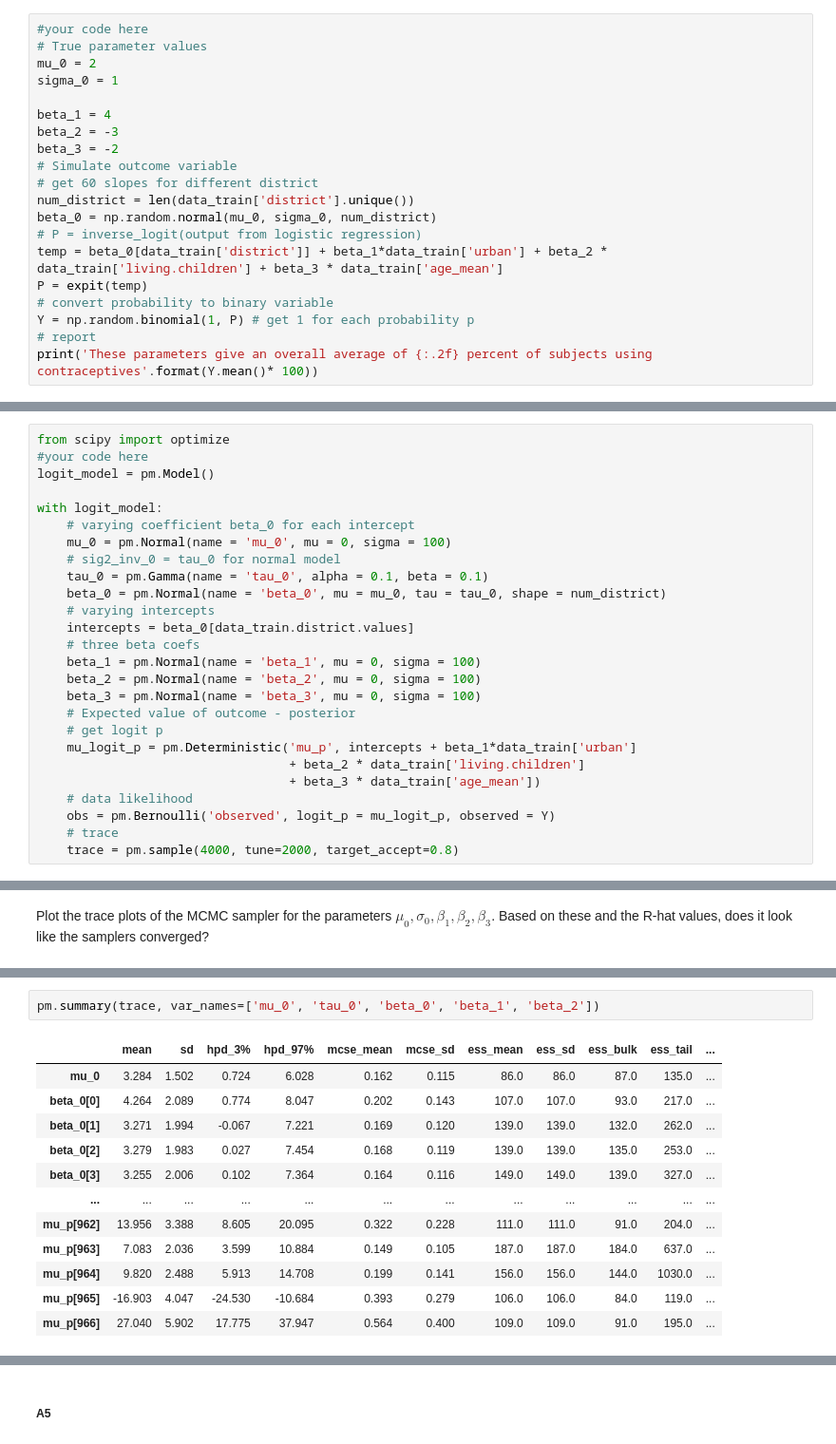
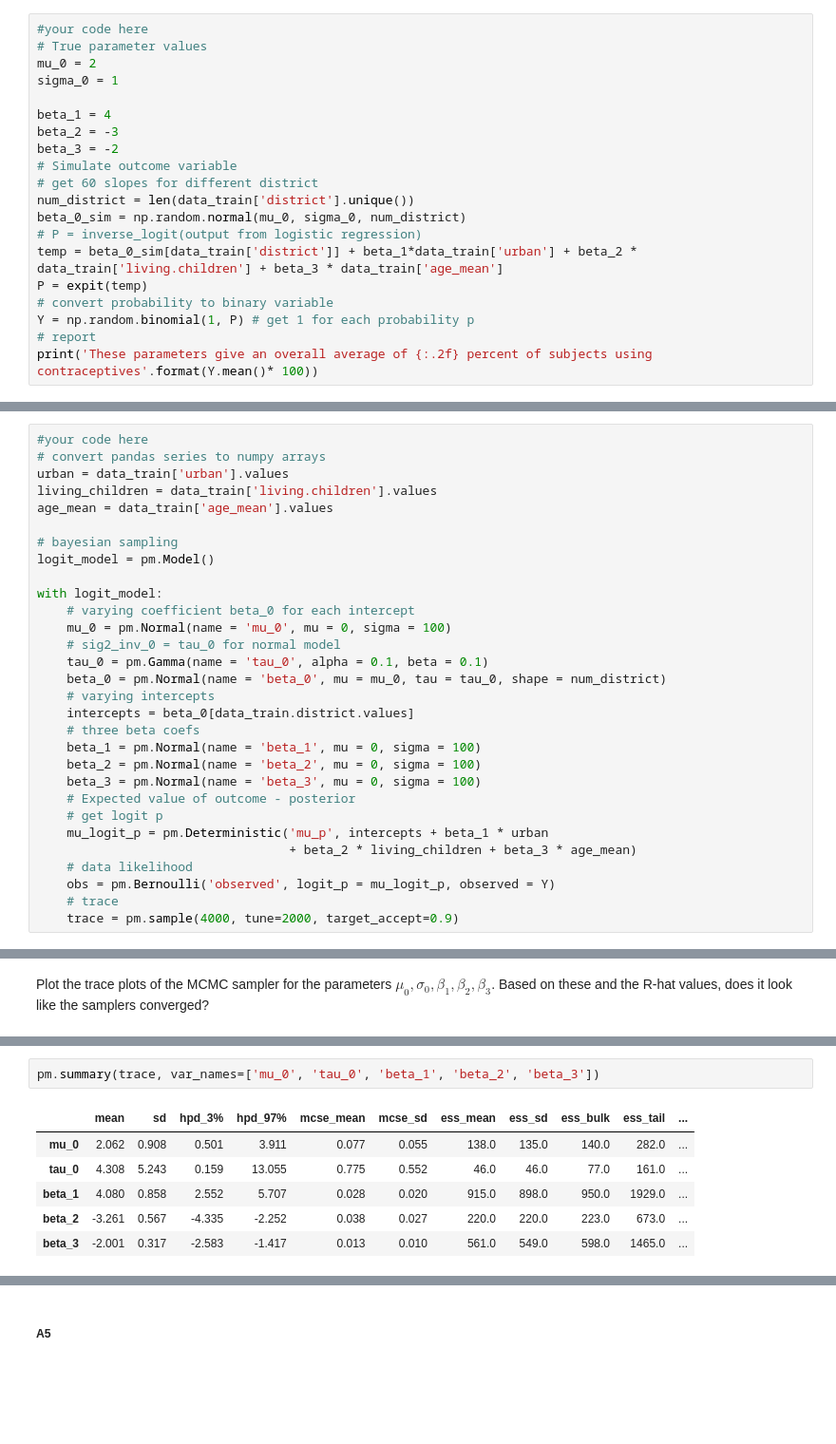
Before and after one commit to Ruby122/2020-CS109B, a Jupyter notebook: content/homeworks/hw03/cs109b_hw3.ipynb, the cells around one changed output, grey strips where cells are left out. Shown at 95% size. Saved outputs shown, nothing was run; the diff lists cells and outputs as text; blank space fills up the shorter version.

```diff
--- a/content/homeworks/hw03/cs109b_hw3.ipynb
+++ b/content/homeworks/hw03/cs109b_hw3.ipynb
@@ -120,9 +125,9 @@ beta_3 = -2
 # Simulate outcome variable
 # get 60 slopes for different district
 num_district = len(data_train['district'].unique())
-beta_0 = np.random.normal(mu_0, sigma_0, num_district)
+beta_0_sim = np.random.normal(mu_0, sigma_0, num_district)
 # P = inverse_logit(output from logistic regression)
-temp = beta_0[data_train['district']] + beta_1*data_train['urban'] + beta_2 * data_train['living.children'] + beta_3 * data_train['age_mean']
+temp = beta_0_sim[data_train['district']] + beta_1*data_train['urban'] + beta_2 * data_train['living.children'] + beta_3 * data_train['age_mean']
 P = expit(temp)
 # convert probability to binary variable
 Y = np.random.binomial(1, P) # get 1 for each probability p
@@ -137,8 +142,13 @@ Fit the varying-intercept model specified above to your simulated data. Reasonab
 
 Note: It is wise to take advantage of a model's built-in `summary` method to inspect it after fitting
 # %%
-from scipy import optimize
 #your code here
+# convert pandas series to numpy arrays
+urban = data_train['urban'].values
+living_children = data_train['living.children'].values
+age_mean = data_train['age_mean'].values
+
+# bayesian sampling
 logit_model = pm.Model()
 
 with logit_model:
@@ -155,13 +165,12 @@ with logit_model:
     beta_3 = pm.Normal(name = 'beta_3', mu = 0, sigma = 100)
     # Expected value of outcome - posterior
     # get logit p
-    mu_logit_p = pm.Deterministic('mu_p', intercepts + beta_1*data_train['urban']
-                                  + beta_2 * data_train['living.children']
-                                  + beta_3 * data_train['age_mean'])
+    mu_logit_p = pm.Deterministic('mu_p', intercepts + beta_1 * urban
+                                  + beta_2 * living_children + beta_3 * age_mean)
     # data likelihood
     obs = pm.Bernoulli('observed', logit_p = mu_logit_p, observed = Y)
     # trace
-    trace = pm.sample(4000, tune=2000, target_accept=0.8)
+    trace = pm.sample(4000, tune=2000, target_accept=0.9)
 # %% [output]
 Auto-assigning NUTS sampler...
 Initializing NUTS using jitter+adapt_diag...
@@ -199,15 +192,9 @@ array([[<matplotlib.axes._subplots.AxesSubplot object at 0x...>,
 # %%
-pm.summary(trace, var_names=['mu_0', 'tau_0', 'beta_0', 'beta_1', 'beta_2'])
+pm.summary(trace, var_names=['mu_0', 'tau_0', 'beta_1', 'beta_2', 'beta_3'])
 # %% [output]
 |  | mean | sd | hpd_3% | hpd_97% | mcse_mean | mcse_sd | ess_mean | ess_sd | ess_bulk | ess_tail | ... |
-| mu_0 | 3.284 | 1.502 | 0.724 | 6.028 | 0.162 | 0.115 | 86.0 | 86.0 | 87.0 | 135.0 | ... |
-| beta_0[0] | 4.264 | 2.089 | 0.774 | 8.047 | 0.202 | 0.143 | 107.0 | 107.0 | 93.0 | 217.0 | ... |
-| beta_0[1] | 3.271 | 1.994 | -0.067 | 7.221 | 0.169 | 0.120 | 139.0 | 139.0 | 132.0 | 262.0 | ... |
-| beta_0[2] | 3.279 | 1.983 | 0.027 | 7.454 | 0.168 | 0.119 | 139.0 | 139.0 | 135.0 | 253.0 | ... |
-| beta_0[3] | 3.255 | 2.006 | 0.102 | 7.364 | 0.164 | 0.116 | 149.0 | 149.0 | 139.0 | 327.0 | ... |
-| ... | ... | ... | ... | ... | ... | ... | ... | ... | ... | ... | ... |
-| mu_p[962] | 13.956 | 3.388 | 8.605 | 20.095 | 0.322 | 0.228 | 111.0 | 111.0 | 91.0 | 204.0 | ... |
-| mu_p[963] | 7.083 | 2.036 | 3.599 | 10.884 | 0.149 | 0.105 | 187.0 | 187.0 | 184.0 | 637.0 | ... |
-| mu_p[964] | 9.820 | 2.488 | 5.913 | 14.708 | 0.199 | 0.141 | 156.0 | 156.0 | 144.0 | 1030.0 | ... |
-| mu_p[965] | -16.903 | 4.047 | -24.530 | -10.684 | 0.393 | 0.279 | 106.0 | 106.0 | 84.0 | 119.0 | ... |
-| mu_p[966] | 27.040 | 5.902 | 17.775 | 37.947 | 0.564 | 0.400 | 109.0 | 109.0 | 91.0 | 195.0 | ... |
+| mu_0 | 2.062 | 0.908 | 0.501 | 3.911 | 0.077 | 0.055 | 138.0 | 135.0 | 140.0 | 282.0 | ... |
+| tau_0 | 4.308 | 5.243 | 0.159 | 13.055 | 0.775 | 0.552 | 46.0 | 46.0 | 77.0 | 161.0 | ... |
+| beta_1 | 4.080 | 0.858 | 2.552 | 5.707 | 0.028 | 0.020 | 915.0 | 898.0 | 950.0 | 1929.0 | ... |
+| beta_2 | -3.261 | 0.567 | -4.335 | -2.252 | 0.038 | 0.027 | 220.0 | 220.0 | 223.0 | 673.0 | ... |
+| beta_3 | -2.001 | 0.317 | -2.583 | -1.417 | 0.013 | 0.010 | 561.0 | 549.0 | 598.0 | 1465.0 | ... |
```
Also changed, not shown: parts of 24 cells of this notebook, 2 other files.
